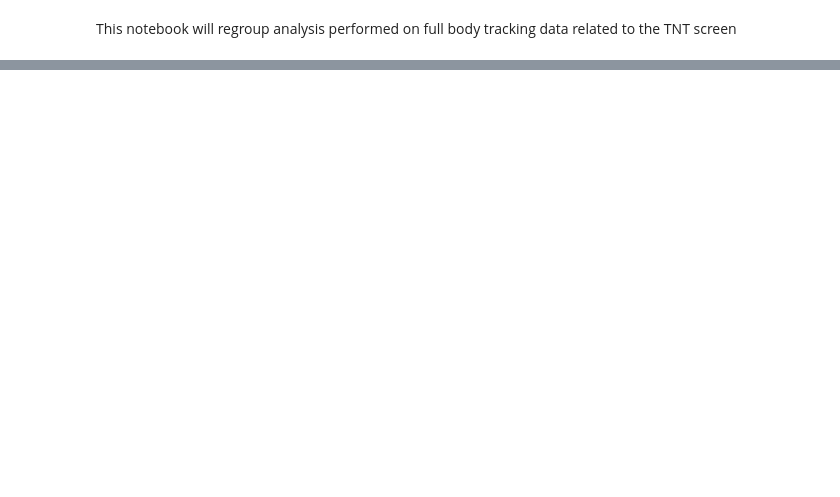
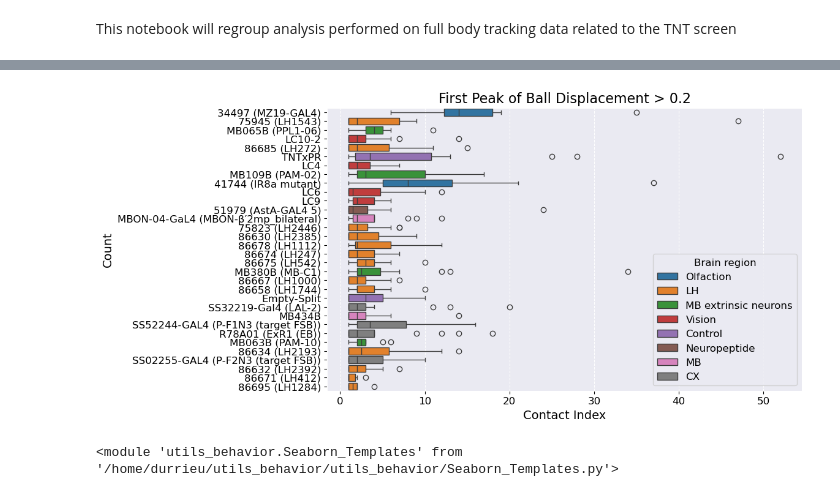
Before and after one commit to NeLy-EPFL/Tracking_Analysis, a Jupyter notebook: MazeRecorder/Analysis/TNT_Fine_fullbody_analysis.ipynb, the cells around one changed output, grey strips where cells are left out. Cells and saved outputs as stored; diff of their text form; code cells hidden in the pictures; blank space fills up the shorter version.

Commit message:
Started investigating the ball displacement data

```diff
--- a/MazeRecorder/Analysis/TNT_Fine_fullbody_analysis.ipynb
+++ b/MazeRecorder/Analysis/TNT_Fine_fullbody_analysis.ipynb
@@ -94,0 +92,4 @@ Loading fly from /mnt/upramdya_data/MD/MultiMazeRecorder/Videos/231130_TNT_Fine_
+# %%
+TNT_Learn = TNT_Data[TNT_Data["Aha_Moment"]==True]
+
+TNT_Learn.head()
@@ -94,0 +103,2 @@ Loading fly from /mnt/upramdya_data/MD/MultiMazeRecorder/Videos/231130_TNT_Fine_
+# %%
+peaks = TNT_Learn [TNT_Learn["ball_displacement"]>0.2]
@@ -94,0 +116,7 @@ Loading fly from /mnt/upramdya_data/MD/MultiMazeRecorder/Videos/231130_TNT_Fine_
+# %%
+#  Compute the first contact index where ball displacement is greater than 0.2 for each fly
+first_peak = peaks.groupby('fly').apply(lambda x: x.loc[x['contact_index'].idxmin()]).reset_index(drop=True)
+
+# Display the first peak for each fly
+
+first_peak.head()
@@ -94,0 +130,29 @@ Loading fly from /mnt/upramdya_data/MD/MultiMazeRecorder/Videos/231130_TNT_Fine_
+# %%
+# Generate a sorted dataset based on median value grouped by Nickname
+
+sorted_data = first_peak.groupby('Nickname')['ball_displacement'].median().sort_values().index
+
+# Reorder the dataset based on the sorted Nicknames
+
+first_peak_sorted = first_peak.set_index('Nickname').loc[sorted_data].reset_index()
+# %%
+
+# Plot the first peak for each fly using Seaborn
+
+plt.figure(figsize=(10, 6))
+
+sns.boxplot(data=first_peak_sorted, x='contact_index', y='Nickname', hue="Brain region")
+
+plt.xlabel('Contact Index')
+
+plt.ylabel('Count')
+
+plt.title('First Peak of Ball Displacement > 0.2')
+
+plt.show()
+# %% [output]
+[figure, added]
+# %%
+importlib.reload(Seaborn_Templates)
+# %% [output]
+<module 'utils_behavior.Seaborn_Templates' from '/home/durrieu/utils_behavior/utils_behavior/Seaborn_Templates.py'>
```
Also changed, not shown: parts of 17 cells of this notebook.
